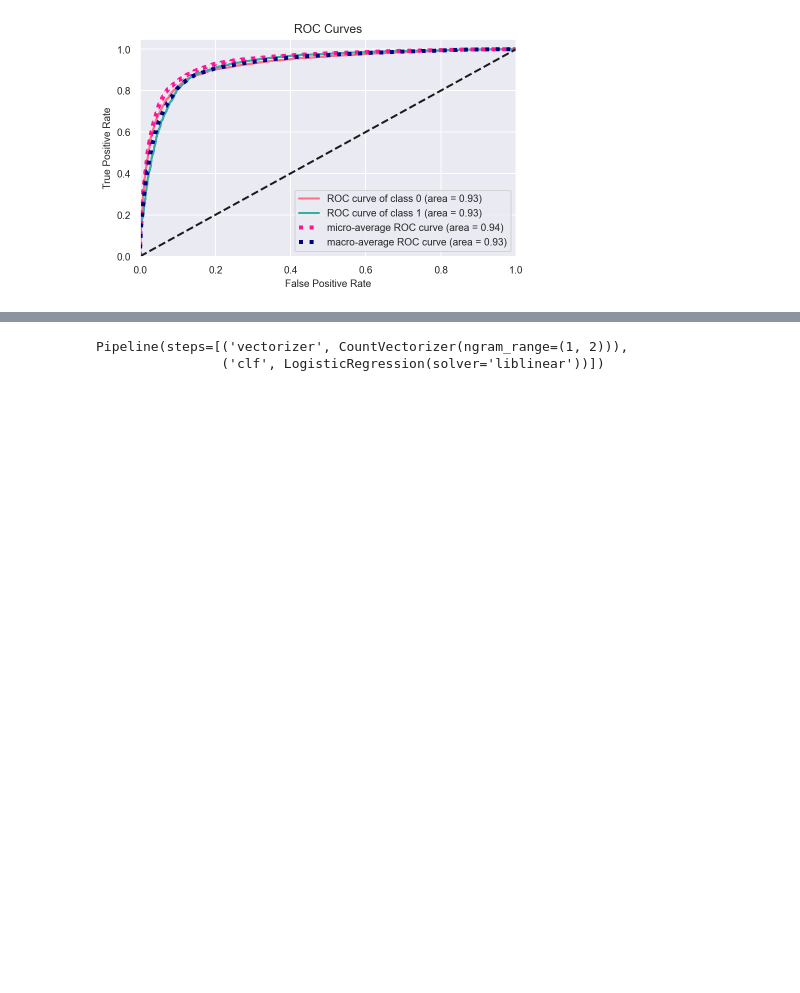
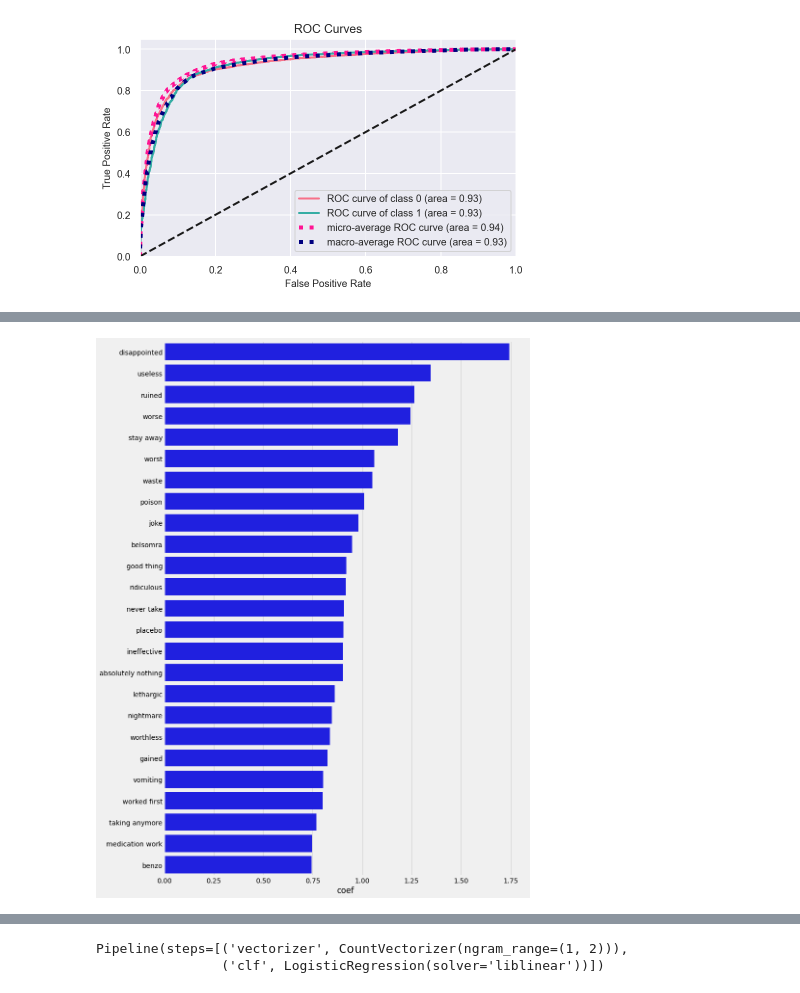
Before and after one commit to christianboothby/drug-reviews, a Jupyter notebook: Research Question 1.ipynb, the cells around one changed output, grey strips where cells are left out. Drawn from its saved outputs; the diff is of its cells as text; code cells hidden in the pictures; blank space fills up the shorter version.

```diff
--- a/Research Question 1.ipynb
+++ b/Research Question 1.ipynb
@@ -539,0 +592,13 @@ plt.show()
+# %%
+df_4 = pd.DataFrame(result.copy().sort_values(by='X_0',ascending=True)[:25])
+df_4.set_index('Y_0', inplace=True)
+df_4.index.name = None
+df_4.rename(columns = {'X_0':'coef'}, inplace = True)
+df_4['coef'] = df_4['coef'] * -1
+
+plt.style.use('fivethirtyeight')
+fig,ax= plt.subplots(figsize=(12,19))
+sns.barplot(y=df_4.index,x=df_4.coef, orient='h',ax=ax, color='b');
+plt.show()
+# %% [output]
+[figure, added]
```
Also changed, not shown: parts of 9 cells of this notebook, 3 other files.
